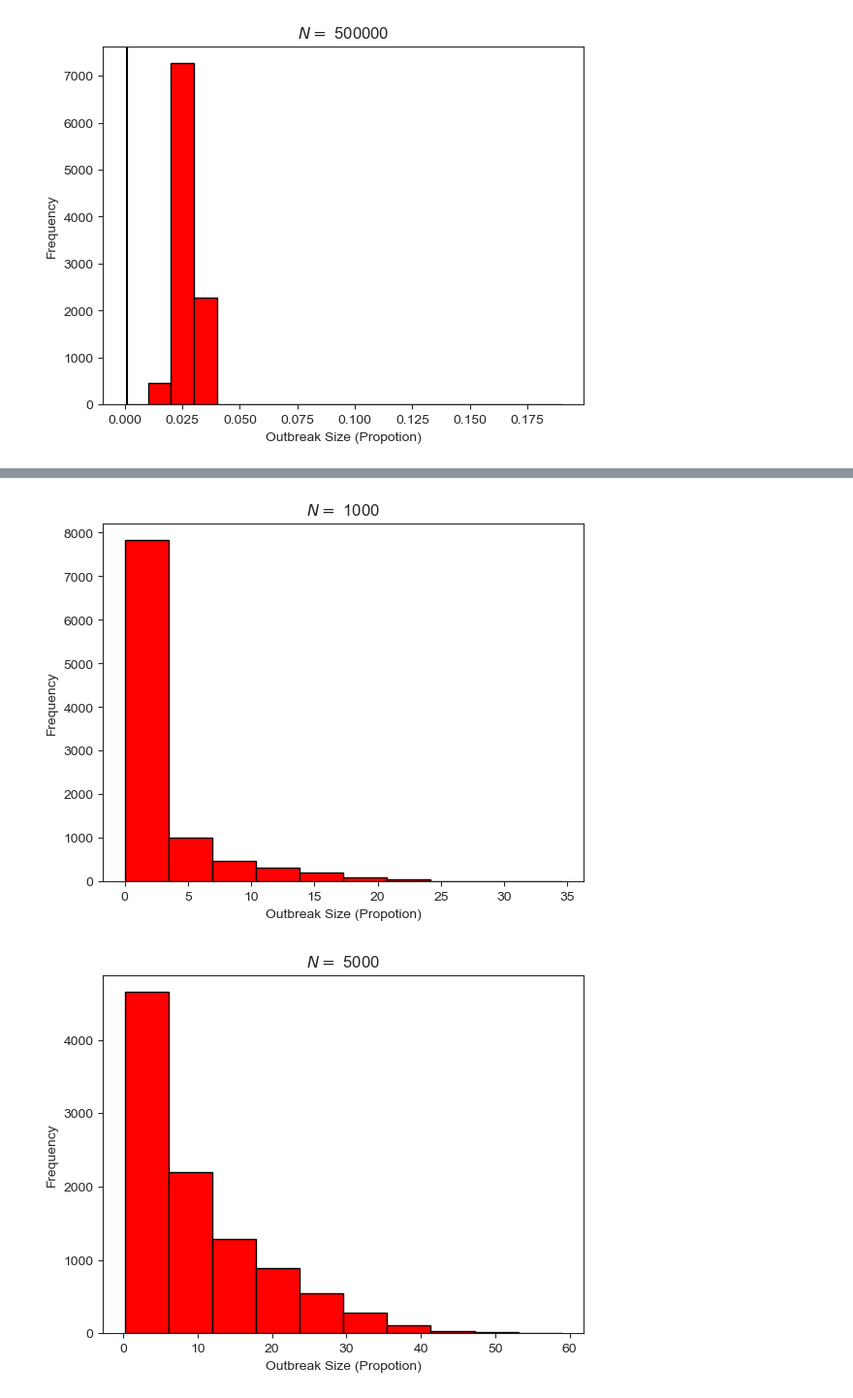
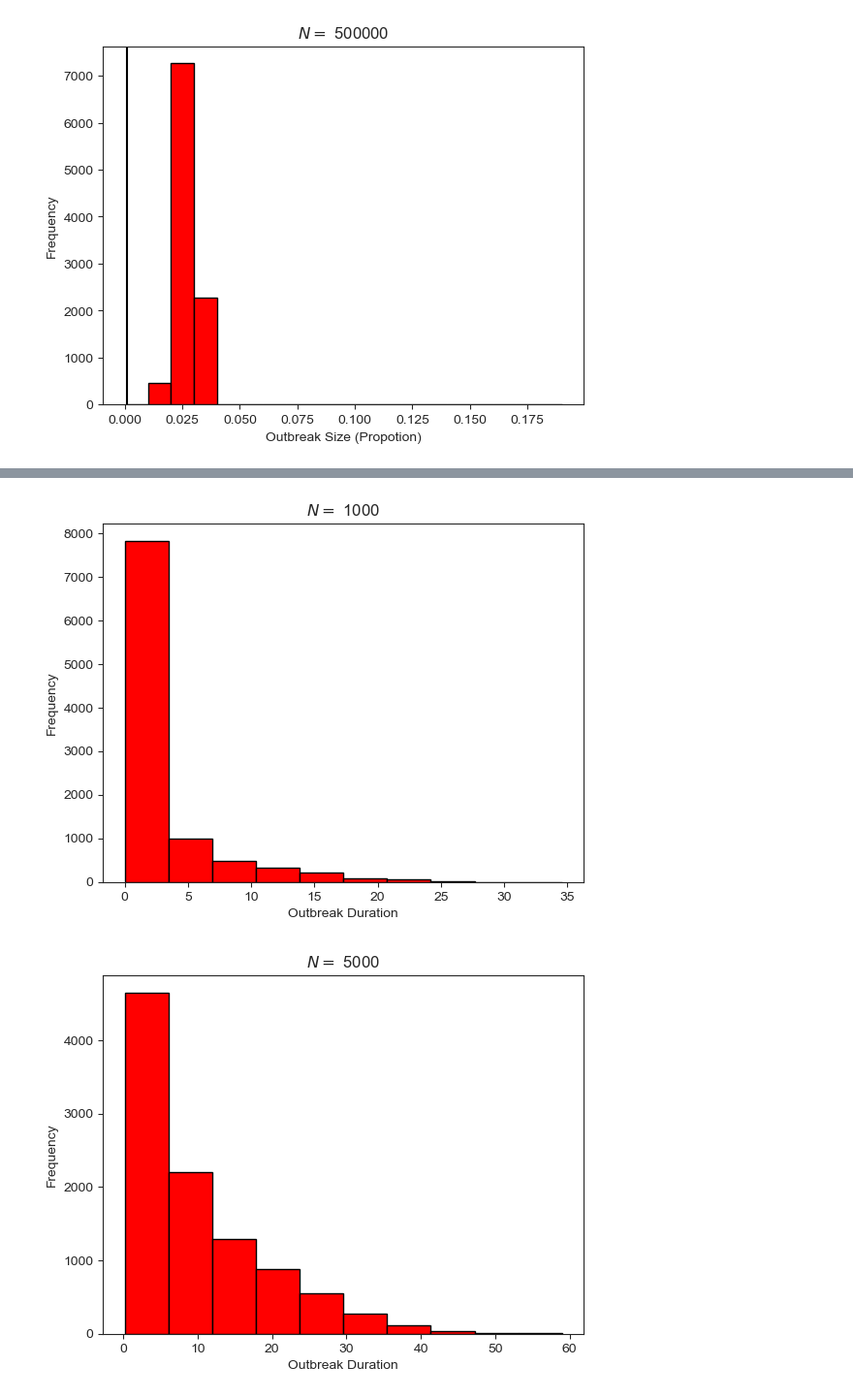
Before and after one commit to denisecammarota/HIT-dynamics, a Jupyter notebook: Analysis_SIR_Gillespie_Tau.ipynb, the cells around one changed output, grey strips where cells are left out. Shown at 97% size. Cells and saved outputs as stored; diff of their text form; code cells hidden in the pictures.

```diff
--- a/Analysis_SIR_Gillespie_Tau.ipynb
+++ b/Analysis_SIR_Gillespie_Tau.ipynb
@@ -48,6 +80,6 @@ for i in range(len(N_vec)):
     #bins_vec = np.arange(0,0.1,0.0025)
     plt.hist(np.array(df[i]),  edgecolor = 'black', color = 'red')
     plt.ylabel('Frequency')
-    plt.xlabel('Outbreak Size (Propotion)')
+    plt.xlabel('Outbreak Duration')
     plt.show()
 # %% [output]
@@ -137,0 +183,17 @@ fig
+# %%
+files = ['GTP_ftime_0.1_0.1_500000.csv']
+N_vec = [1000,5000,10000,50000,100000,500000]
+df = np.loadtxt(files[-1])
+eps = 0.1
+I0 = 0.001
+fig = plt.subplots(figsize = (12,8))
+for i in range(len(N_vec)):
+    #bins_vec = np.arange(0,0.1,0.0025)
+    sns.kdeplot(np.array(df[i]), label = '$N =$ '+str(N_vec[i]), linewidth = 3)
+    #plt.hist(np.array(df[i])/N_vec[i], bins = bins_vec, edgecolor = 'black', color = 'red')
+plt.ylabel('Frequency', fontsize = 16)
+plt.xlabel('Outbreak Duration', fontsize = 16)
+plt.xticks(fontsize = 14)
+plt.yticks(fontsize = 14)
+plt.legend(fontsize = 14)
+plt.show()
@@ -164,3 +228,20 @@ for i in range(len(N_vec)):
 [figure]
 [figure]
 [figure]
+# %%
+files = ['GTP_fsize_0.1_0.001_500000.csv']
+N_vec = [1000,5000,10000,50000,100000,500000]
+df = np.loadtxt(files[-1])
+eps = 0.001
+I0 = 0.001
+fig = plt.subplots(figsize = (12,8))
+for i in range(len(N_vec)):
+    #bins_vec = np.arange(0,0.1,0.0025)
+    sns.kdeplot(np.array(df[i])/N_vec[i], label = '$N =$ '+str(N_vec[i]), linewidth = 3)
+    #plt.hist(np.array(df[i])/N_vec[i], bins = bins_vec, edgecolor = 'black', color = 'red')
+plt.ylabel('Frequency', fontsize = 16)
+plt.xlabel('Outbreak Size (Proportion)', fontsize = 16)
+plt.axvline(eps+I0, color = 'k', linewidth = 2)
+plt.xticks(fontsize = 14)
+plt.yticks(fontsize = 14)
+plt.legend(fontsize = 14)
@@ -167,17 +251,17 @@ for i in range(len(N_vec)):
 # %%
 files = ['GTP_ftime_0.1_0.001_500000.csv']
 N_vec = [1000,5000,10000,50000,100000,500000]
 df = np.loadtxt(files[-1])
 eps = 0.1
 for i in range(len(N_vec)):
     plt.title(r'$N =$ '+str(N_vec[i]))
     ftime_eps3.append(np.mean(df[i]))
     std_ftime_eps3.append(np.std(df[i]))
     #bins_vec = np.arange(0,0.1,0.0025)
     plt.hist(np.array(df[i]),  edgecolor = 'black', color = 'red')
     plt.ylabel('Frequency')
-    plt.xlabel('Outbreak Size (Propotion)')
+    plt.xlabel('Outbreak Duration')
     plt.show()
 # %% [output]
-[figure, old version]
+[figure, new version]
-[figure, old version]
+[figure, new version]
```
Also changed, not shown: parts of 37 cells of this notebook, 25 other files.
